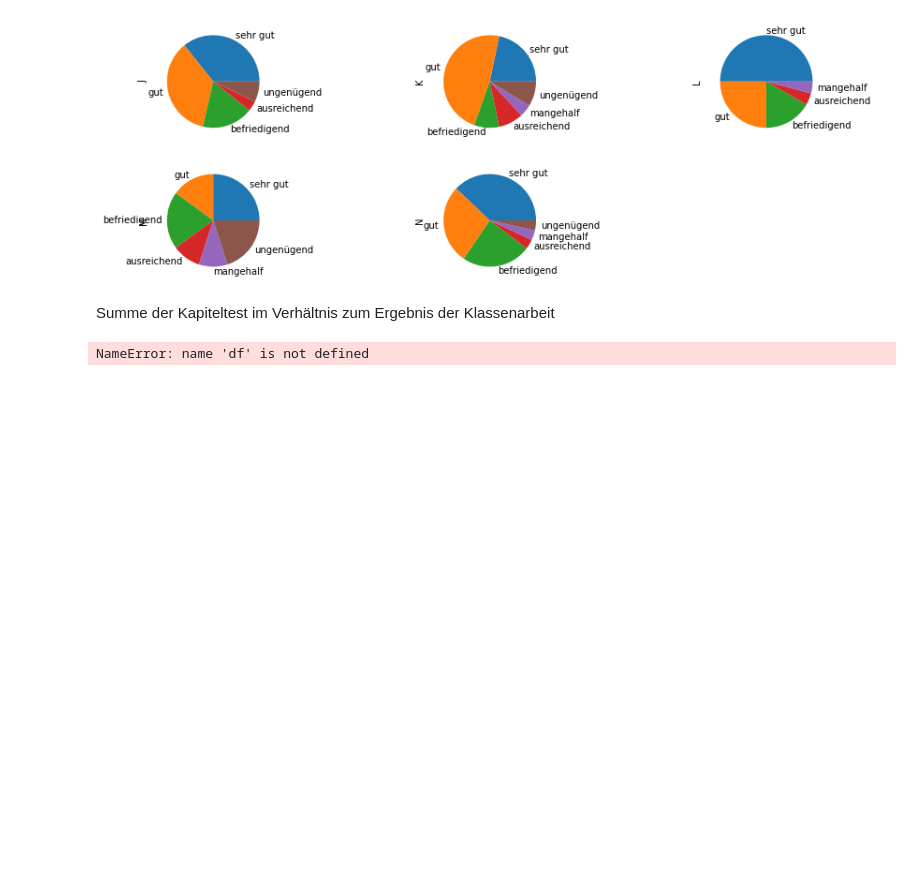
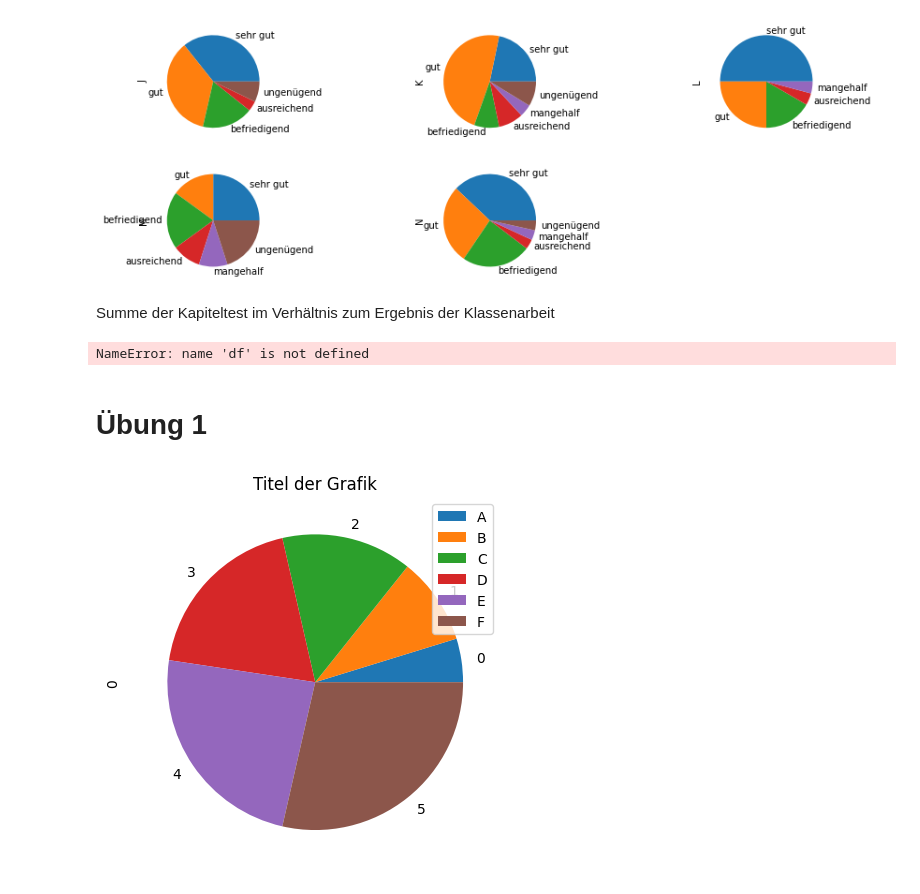
Before and after one commit to jtuttas/datenanalyse, a Jupyter notebook: Moodle.ipynb, the cells around one changed output. Drawn from its saved outputs; the diff is of its cells as text; code cells hidden in the pictures; blank space fills up the shorter version.

```diff
--- a/Moodle.ipynb
+++ b/Moodle.ipynb
@@ -199,3 +199,18 @@ plt.grid(True)
 plt.show()
 # %% [output]
 NameError: name 'df' is not defined
+# %% [markdown]
+# Übung 1
+# %%
+import pandas as pd
+import matplotlib.pyplot as plt
+
+data = pd.DataFrame([1,2,3,4,5,6])
+pieimage = data.plot.pie(subplots=True)
+ax = pieimage[0]
+
+ax.set_title("Titel der Grafik")
+ax.legend(["A","B","C","D","E","F"])
+plt.show()
+# %% [output]
+[figure, added]
```
Also changed, not shown: parts of 3 cells of this notebook, 8 other files.
